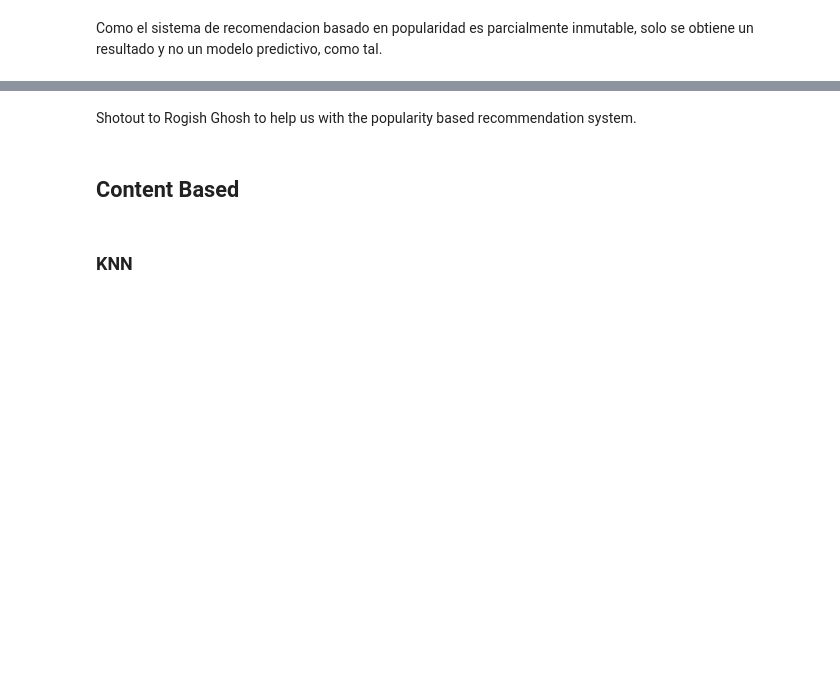
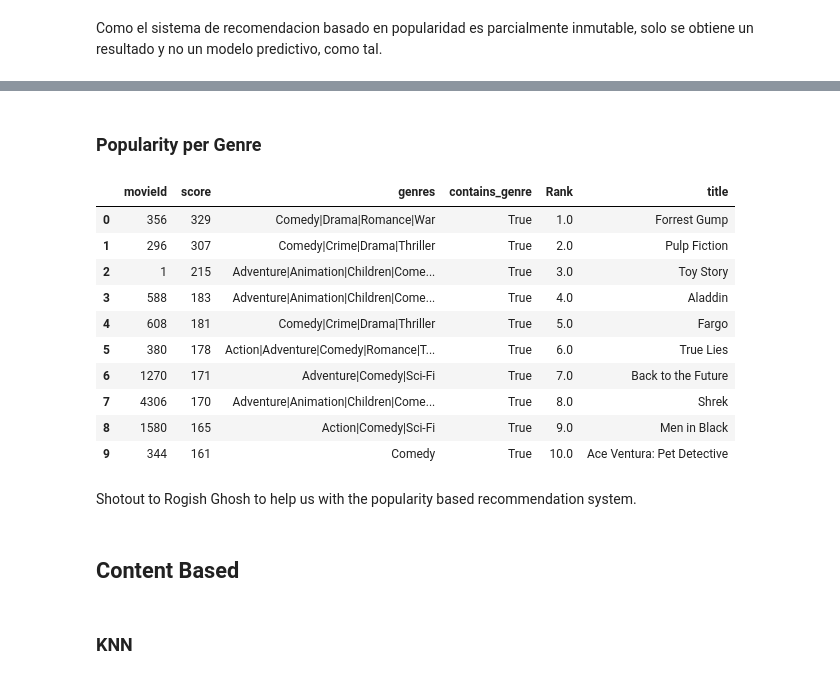
Before and after one commit to DanielGongora28/Marketing_ADA_G2, a Jupyter notebook: AdA_Marketing_G2.ipynb, the cells around one changed output, grey strips where cells are left out. Drawn from its saved outputs; the diff is of its cells as text; code cells hidden in the pictures; blank space fills up the shorter version.

```diff
--- a/AdA_Marketing_G2.ipynb
+++ b/AdA_Marketing_G2.ipynb
@@ -25,3 +33,7 @@ users=pd.read_csv(r'D:\Aplicaciones de la analítica\Proyecto marketing\Marketin
+# %%
+movies=pd.read_csv(r'C:\Users\PC\Desktop\Analitica 3\Marketing\code\movies_full')
+ratings=pd.read_csv(r'C:\Users\PC\Desktop\Analitica 3\Marketing\code\ratings')
+users=pd.read_csv(r'C:\Users\PC\Desktop\Analitica 3\Marketing\code\users')
 # %%
 # Seleccionar las columnas que se desean mantener
 cols_movies = ['movieId', 'title', 'genres']
@@ -376,5 +375,2 @@ pop_rec_sys
 # %% [markdown]
 Como el sistema de recomendacion basado en popularidad es parcialmente inmutable, solo se obtiene un resultado y no un modelo predictivo, como tal.
-# %%
-pop_rec_sys_final=pd.merge(pop_rec_sys,movies[['movieId','title']],on='movieId', how='left')
-pop_rec_sys_final
@@ -393,3 +410,32 @@ pop_rec_sys_final
+# %% [markdown]
+### Popularity per Genre
+# %%
+def popularity_genre(genre):
+    train_data_grouped=ratings.groupby(['movieId'])['userId'].count().reset_index()
+    train_data_grouped=pd.merge(train_data_grouped,movies[['movieId','genres']],on='movieId', how='left')
+    train_data_grouped.rename(columns={'userId':'score'},inplace=True)
+    train_data_sort=train_data_grouped.sort_values(['score','movieId'],ascending=[0,1])
+    train_data_sort['genres']=train_data_sort['genres'].apply(lambda x: str(x))
+    train_data_sort['contains_genre']=train_data_sort['genres'].apply(lambda x: genre in x)
+    train_data_sort
+    data_sort_genre=train_data_sort[train_data_sort['contains_genre']== True].head(10)
+    data_sort_genre['Rank']=data_sort_genre['score'].rank(ascending=0,method='first')
+    pop_rec_sys_final=pd.merge(data_sort_genre,movies[['movieId','title']],on='movieId', how='left')
+    return pop_rec_sys_final
+# %%
+popularity_genre('Comedy')
+# %% [output]
+|  | movieId | score | genres | contains_genre | Rank | title |
+| 0 | 356 | 329 | Comedy|Drama|Romance|War | True | 1.0 | Forrest Gump |
+| 1 | 296 | 307 | Comedy|Crime|Drama|Thriller | True | 2.0 | Pulp Fiction |
+| 2 | 1 | 215 | Adventure|Animation|Children|Come... | True | 3.0 | Toy Story |
+| 3 | 588 | 183 | Adventure|Animation|Children|Come... | True | 4.0 | Aladdin |
+| 4 | 608 | 181 | Comedy|Crime|Drama|Thriller | True | 5.0 | Fargo |
+| 5 | 380 | 178 | Action|Adventure|Comedy|Romance|T... | True | 6.0 | True Lies |
+| 6 | 1270 | 171 | Adventure|Comedy|Sci-Fi | True | 7.0 | Back to the Future |
+| 7 | 4306 | 170 | Adventure|Animation|Children|Come... | True | 8.0 | Shrek |
+| 8 | 1580 | 165 | Action|Comedy|Sci-Fi | True | 9.0 | Men in Black |
+| 9 | 344 | 161 | Comedy | True | 10.0 | Ace Ventura: Pet Detective |
 # %% [markdown]
 Shotout to Rogish Ghosh to help us with the popularity based recommendation system.
 # %% [markdown]
```
Also changed, not shown: parts of 17 cells of this notebook, 1 other file.
